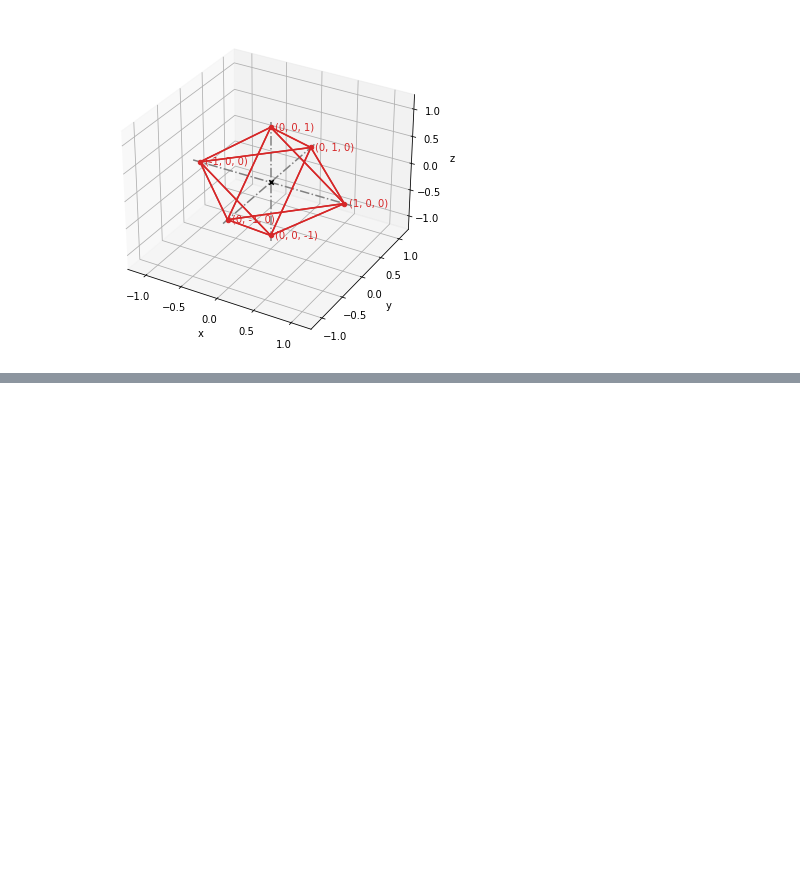
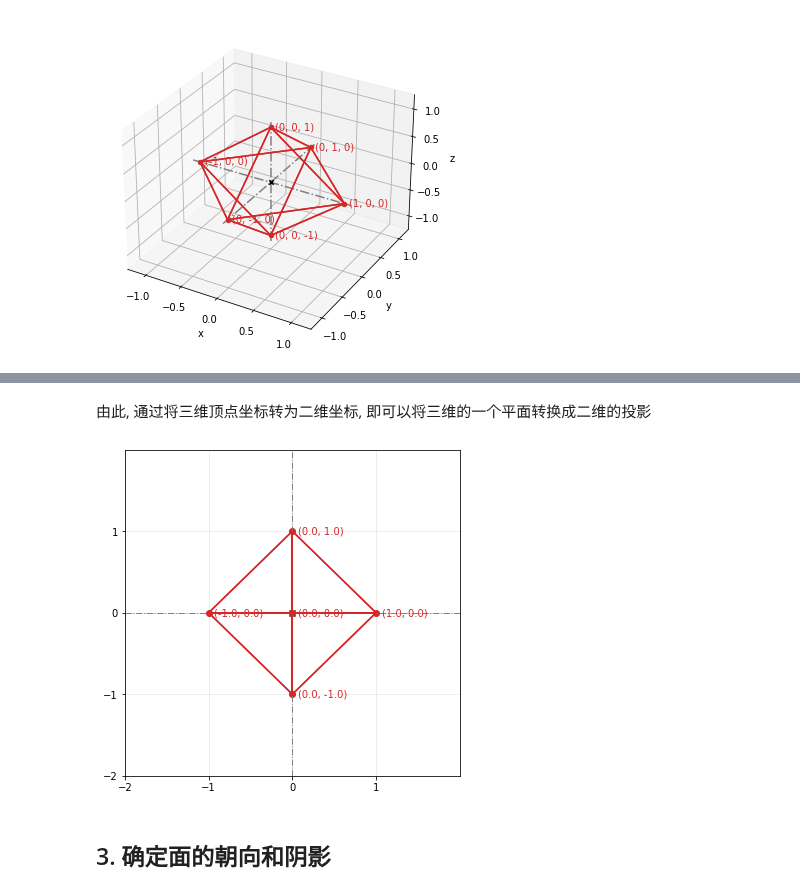
Before and after one commit to alvin-qh/study-python, a Jupyter notebook: math/notebooks/vector3d/draw3d.ipynb, the cells around one changed output, grey strips where cells are left out. Drawn from its saved outputs; the diff is of its cells as text; code cells hidden in the pictures; blank space fills up the shorter version.

Commit message:
[math] add draw 3d on 2d axis

```diff
--- a/math/notebooks/vector3d/draw3d.ipynb
+++ b/math/notebooks/vector3d/draw3d.ipynb
@@ -112,0 +141,41 @@ draw3d(
+# %%
+def vector_to_2d(v: Vector3D) -> Vector2D:
+    """
+    接收一个三维向量或三个数组成的元组, 并返回一个二维向量或两个数组成的元组
+
+    Args:
+        v (Vector3D): 三维向量
+
+    Returns:
+        Vector2D: 三维向量在二维坐标的投影
+    """
+    # 将三维坐标转化为二维坐标 x 和 y 轴的分量, 即组成三维坐标在二维坐标的投影
+    return (component(v, (1, 0, 0)), component(v, (0, 1, 0)))
+# %% [markdown]
+ 由此, 通过将三维顶点坐标转为二维坐标, 即可以将三维的一个平面转换成二维的投影
+# %%
+def face_to_2d(face: Iterable[Vector3D]) -> List[Vector2D]:
+    """
+    将一组三维顶点坐标转换为二维坐标
+
+    Args:
+        face (Iterable[Vector3D]): 一组三维顶点坐标, 表示一个三维的面
+
+    Returns:
+        List[Vector2D]: 三维顶点坐标在二维坐标系的投影
+    """
+    # 将一组三维坐标进行二维转换, 即得到这一组三维坐标围成的面在二维坐标的投影s
+    return [vector_to_2d(vertex) for vertex in face]
+# %%
+# 将一组三维顶点坐标转为二维投影
+faces_2d = [face_to_2d(face) for face in faces]
+
+# 绘制三维坐标顶点组成的面在二维坐标的投影
+draw(
+    Points(*vertices(faces_2d), color=Color.red),
+    *[Polygon(*vs, color=Color.red) for vs in faces_2d],
+)
+# %% [output]
+[figure, added]
+# %% [markdown]
+## 3. 确定面的朝向和阴影
```
Also changed, not shown: parts of 7 cells of this notebook, 4 other files.
